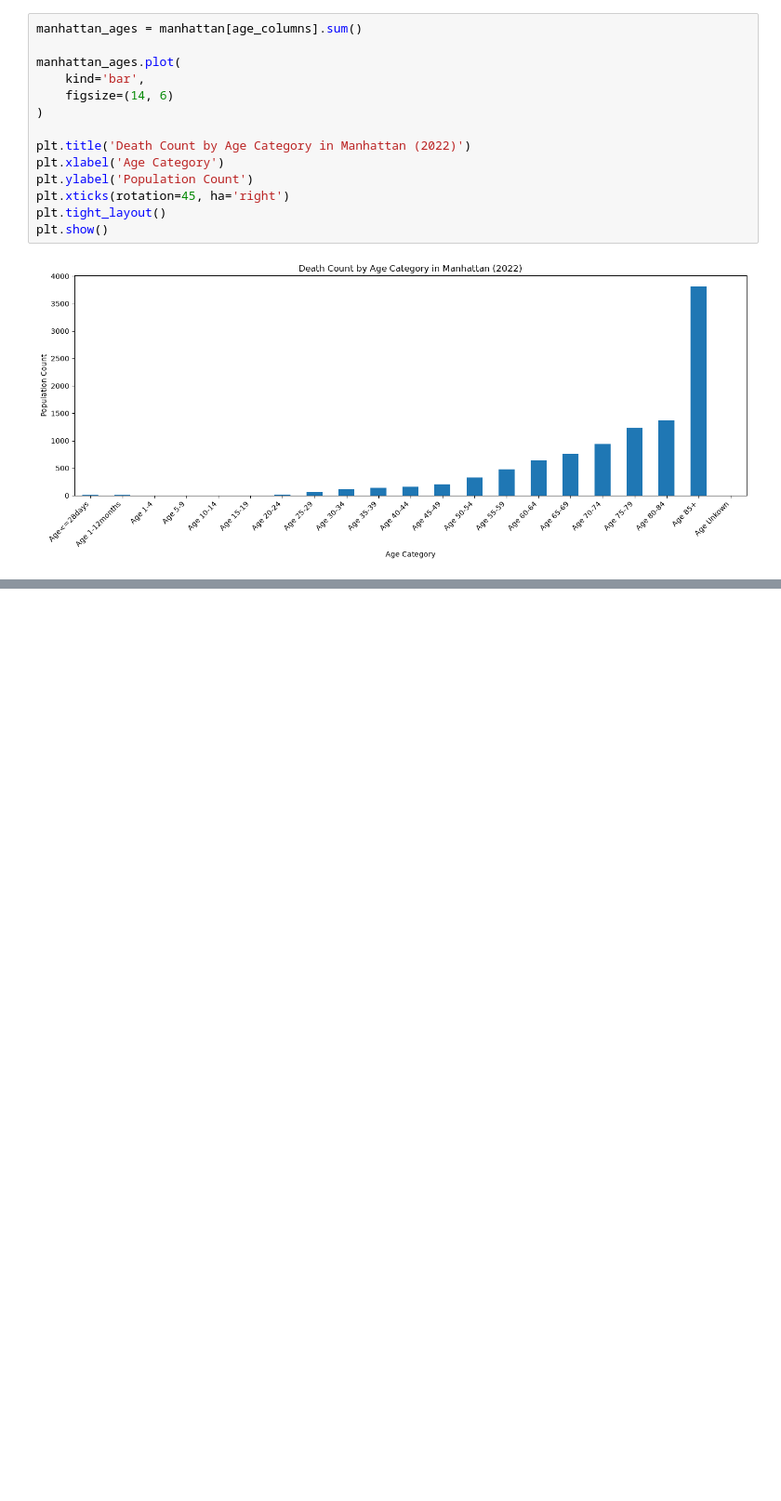
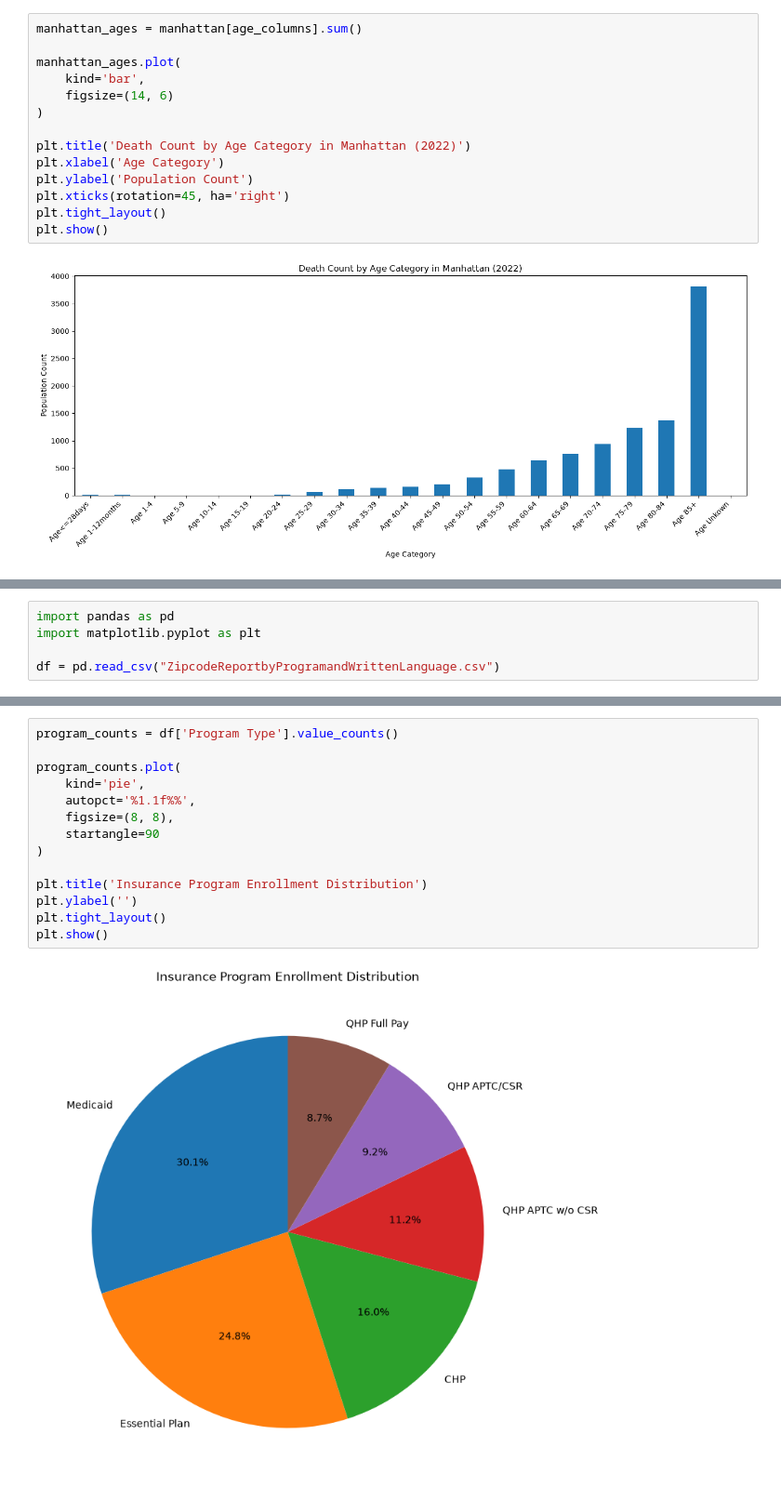
Before and after one commit to sshepa56/INFO-644, a Jupyter notebook: Week9/Week9Homework.ipynb, the cells around one changed output, grey strips where cells are left out. Shown at 93% size. Drawn from its saved outputs; the diff is of its cells as text; blank space fills up the shorter version.

```diff
--- a/Week9/Week9Homework.ipynb
+++ b/Week9/Week9Homework.ipynb
@@ -170,0 +218,5 @@ plt.show()
+# %%
+import pandas as pd
+import matplotlib.pyplot as plt
+
+df = pd.read_csv("ZipcodeReportbyProgramandWrittenLanguage.csv")
@@ -170,0 +234,16 @@ plt.show()
+# %%
+program_counts = df['Program Type'].value_counts()
+
+program_counts.plot(
+    kind='pie',
+    autopct='%1.1f%%',
+    figsize=(8, 8),
+    startangle=90
+)
+
+plt.title('Insurance Program Enrollment Distribution')
+plt.ylabel('')
+plt.tight_layout()
+plt.show()
+# %% [output]
+[figure, added]
```
Also changed, not shown: parts of 10 cells of this notebook, 16 other files.
